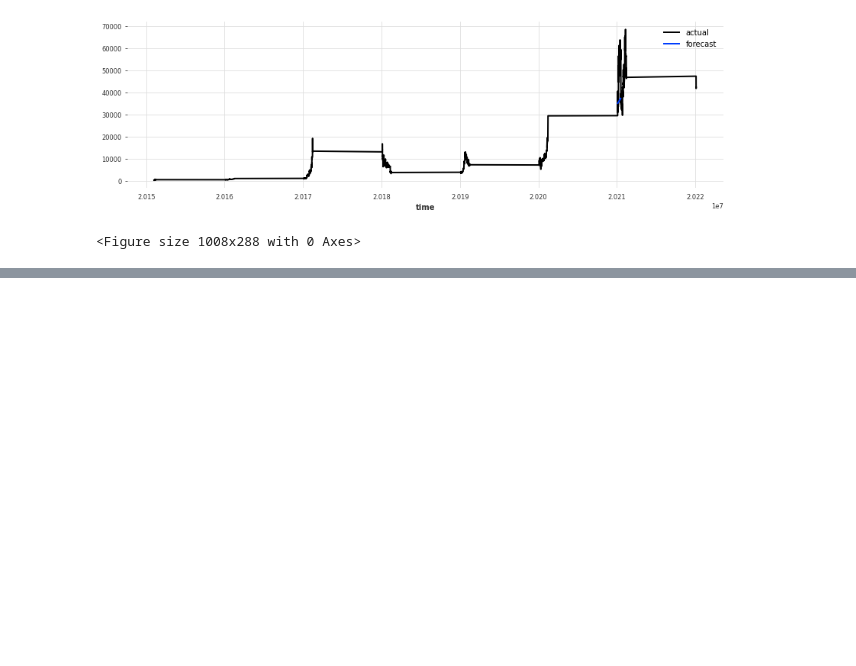
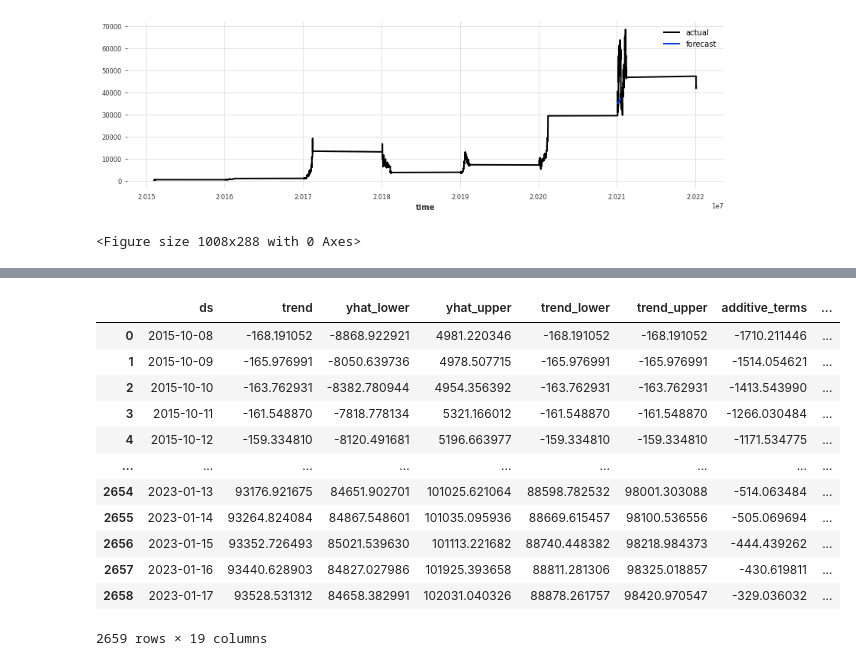
Before and after one commit to JonathanSuryadiputra/datascience-ca1, a Jupyter notebook: chiieong/CA.ipynb, the cells around one changed output, grey strips where cells are left out. Drawn from its saved outputs; the diff is of its cells as text; code cells hidden in the pictures; blank space fills up the shorter version.

```diff
--- a/chiieong/CA.ipynb
+++ b/chiieong/CA.ipynb
@@ -109,4 +96,2 @@ plt.show()
 # %%
 df = pd.read_csv("gemini_BTCUSD_day.csv", usecols = ['Date','Close'])
-# %%
-df = df[::-1]
@@ -177,0 +98,9 @@ fig2 = m.plot_components(forecast)
+# %%
+df.index = data.index[::-1]
+df = df.reindex(index=df.index[::-1])
+# %%
+df_date = [None] * len(df['Date'])
+for index, i in enumerate(df['Date']):
+   df_date[index] = i[6:10] + '-'+ i[3:5] + '-' + i[0:2]
+# %%
+df['Date'] = df_date
@@ -177,0 +195,16 @@ fig2 = m.plot_components(forecast)
+# %%
+forecast
+# %% [output]
+|  | ds | trend | yhat_lower | yhat_upper | trend_lower | trend_upper | additive_terms | ... |
+| 0 | 2015-10-08 | -168.191052 | -8868.922921 | 4981.220346 | -168.191052 | -168.191052 | -1710.211446 | ... |
+| 1 | 2015-10-09 | -165.976991 | -8050.639736 | 4978.507715 | -165.976991 | -165.976991 | -1514.054621 | ... |
+| 2 | 2015-10-10 | -163.762931 | -8382.780944 | 4954.356392 | -163.762931 | -163.762931 | -1413.543990 | ... |
+| 3 | 2015-10-11 | -161.548870 | -7818.778134 | 5321.166012 | -161.548870 | -161.548870 | -1266.030484 | ... |
+| 4 | 2015-10-12 | -159.334810 | -8120.491681 | 5196.663977 | -159.334810 | -159.334810 | -1171.534775 | ... |
+| ... | ... | ... | ... | ... | ... | ... | ... | ... |
+| 2654 | 2023-01-13 | 93176.921675 | 84651.902701 | 101025.621064 | 88598.782532 | 98001.303088 | -514.063484 | ... |
+| 2655 | 2023-01-14 | 93264.824084 | 84867.548601 | 101035.095936 | 88669.615457 | 98100.536556 | -505.069694 | ... |
+| 2656 | 2023-01-15 | 93352.726493 | 85021.539630 | 101113.221682 | 88740.448382 | 98218.984373 | -444.439262 | ... |
+| 2657 | 2023-01-16 | 93440.628903 | 84827.027986 | 101925.393658 | 88811.281306 | 98325.018857 | -430.619811 | ... |
+| 2658 | 2023-01-17 | 93528.531312 | 84658.382991 | 102031.040326 | 88878.261757 | 98420.970547 | -329.036032 | ... |
+2659 rows × 19 columns
```
Also changed, not shown: parts of 30 cells of this notebook.
